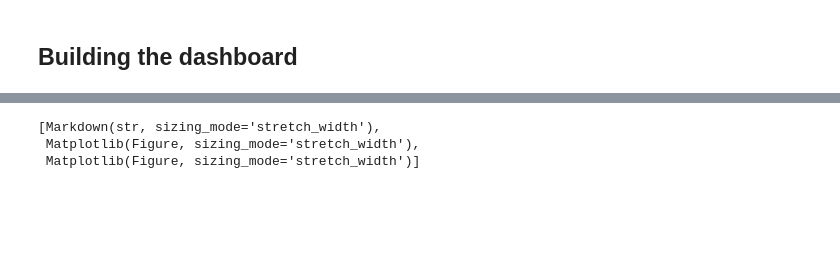
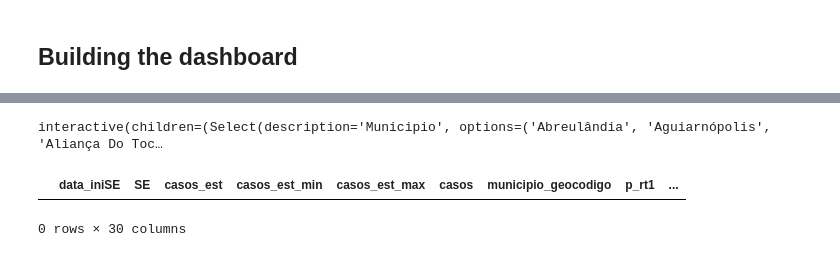
Before and after one commit to AlertaDengue/InfoDenguePredict, a Jupyter notebook: Notebooks/Spatial Exploration.ipynb, the cells around one changed output, grey strips where cells are left out. Drawn from its saved outputs; the diff is of its cells as text; code cells hidden in the pictures; blank space fills up the shorter version.

```diff
--- a/Notebooks/Spatial Exploration.ipynb
+++ b/Notebooks/Spatial Exploration.ipynb
@@ -194,6 +101,46 @@ Traceback (most recent call last): File "/usr/local/lib/python3.9/dist-packages/
-# %%
-plot_column.objects
-# %% [output]
-[Markdown(str, sizing_mode='stretch_width'),
- Matplotlib(Figure, sizing_mode='stretch_width'),
- Matplotlib(Figure, sizing_mode='stretch_width')]
+# %%
+@lru_cache(maxsize=27)
+def get_dados(sigla='PR'):
+    df = get_alerta_table(state=sigla, doenca='dengue')
+    municipios = geobr.read_municipality(code_muni=sigla)
+    municipios['code_muni'] = municipios.code_muni.astype('int')
+    dados = pd.merge(df.reset_index(), municipios,how='left', left_on='municipio_geocodigo', right_on='code_muni')
+    dados = dados.sort_values('SE')
+    return gpd.GeoDataFrame(dados)
+
+
+def gera_SE_seq(anoi, anof):
+    ses=[]
+    for a in range(anoi,anof+1):
+        for w in range(1,52):
+            w = str(w).zfill(2)
+            ses.append(int(f'{a}{w}'))
+    return ses
+# %%
+estado='TO'
+gdf = get_dados(estado)
+munis = list(set(gdf.name_muni))
+try:
+    munis = sorted(munis)
+except: pass
+@interact
+def painel(mun=widgets.Select(options=munis, description='Municipio'), week=widgets.SelectionSlider(options=gera_SE_seq(2021,2022)), variable=['casos_est','casos']):
+    week = gdf.SE.max() if week > gdf.SE.max() else week
+    fig,[ax1,ax2] = plt.subplots(1,2,figsize=(20, 10))
+    gdf[gdf.SE==int(week)].plot(ax=ax1,column=variable,scheme="User_defined",
+                             legend=True,
+                            classification_kwds=dict(bins=[20,50,100,500,2000,5000]),
+                             legend_kwds={'title': "Casos estimados",'loc':'lower right'})
+    ax1.set_axis_off();
+    ax1.set_title(str(week));
+    sns.lineplot(data=gdf[gdf.name_muni==mun].reset_index(),x='data_iniSE', y=variable, ax=ax2)
+    ax2.set_title(mun)
+#     ax2.vlines(x=gdf[gdf.SE==int(week)].index,ymin=0,ymax=500)
+    plt.show();
+# %% [output]
+interactive(children=(Select(description='Municipio', options=('Abreulândia', 'Aguiarnópolis', 'Aliança Do Toc…
+# %%
+gdf
+# %% [output]
+|  | data_iniSE | SE | casos_est | casos_est_min | casos_est_max | casos | municipio_geocodigo | p_rt1 | ... |
+0 rows × 30 columns
```
Also changed, not shown: parts of 18 cells of this notebook, 1 other file.
